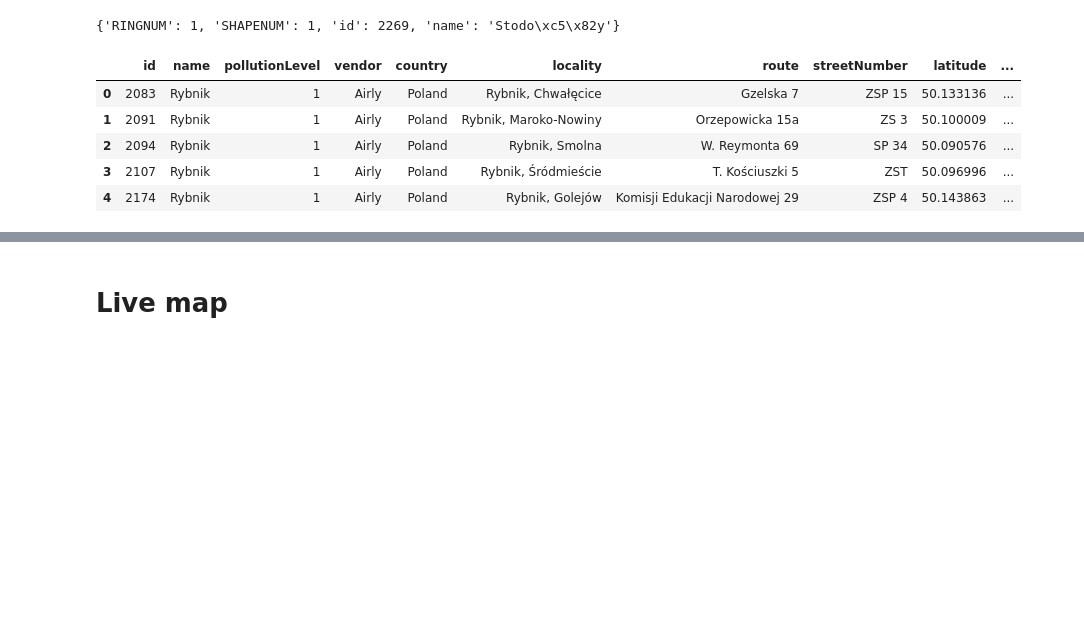
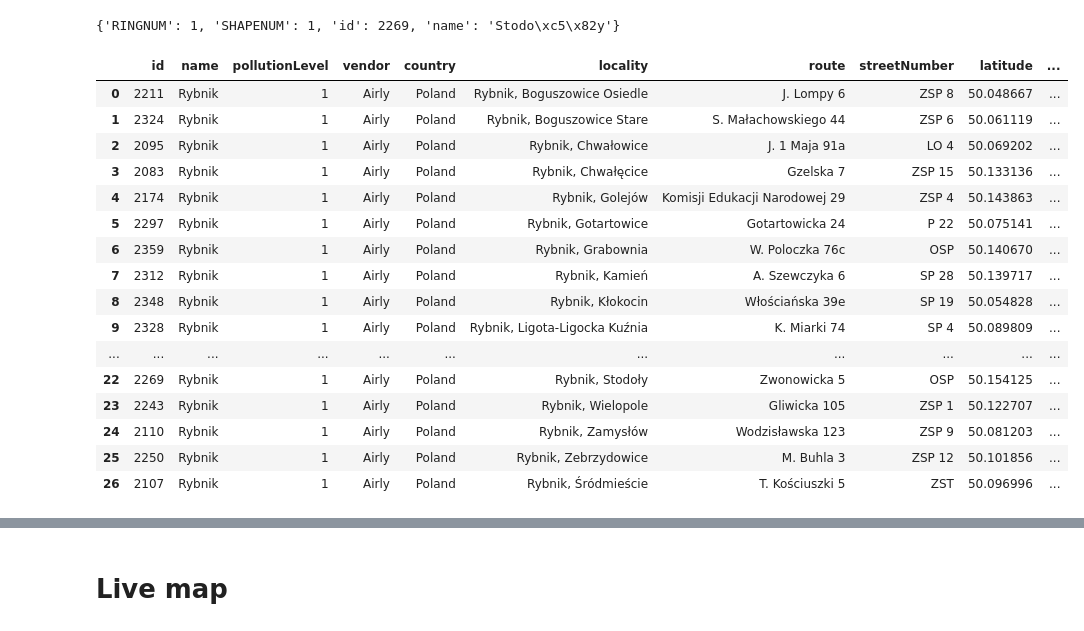
Before and after one commit to skrzypiec/powietrze_w_rybniku, a Jupyter notebook: script/map-merged.ipynb, the cells around one changed output, grey strips where cells are left out. Cells and saved outputs as stored; diff of their text form; code cells hidden in the pictures; blank space fills up the shorter version.

```diff
--- a/script/map-merged.ipynb
+++ b/script/map-merged.ipynb
@@ -123,14 +123,25 @@ m.rybnik_info[0]
 sensors['level'] = pd.Series([1, 1, 1, 1, 1, 1, 1, 1, 4, 4, 2, 2, 2, 2, 2, 3, 3, 3, 3, 3, 4, 4, 1, 1, 1, 1, 1])
 sensors.iloc[:,-1] = [1, 1, 1, 1, 1, 1, 1, 1, 4, 4, 2, 2, 2, 2, 2, 3, 3, 3, 3, 3, 4, 4, 1, 1, 1, 1, 1]
 # %%
-sensors.head()
+sensors
 # %% [output]
 |  | id | name | pollutionLevel | vendor | country | locality | route | streetNumber | latitude | ... |
-| 0 | 2083 | Rybnik | 1 | Airly | Poland | Rybnik, Chwałęcice | Gzelska 7 | ZSP 15 | 50.133136 | ... |
-| 1 | 2091 | Rybnik | 1 | Airly | Poland | Rybnik, Maroko-Nowiny | Orzepowicka 15a | ZS 3 | 50.100009 | ... |
-| 2 | 2094 | Rybnik | 1 | Airly | Poland | Rybnik, Smolna | W. Reymonta 69 | SP 34 | 50.090576 | ... |
-| 3 | 2107 | Rybnik | 1 | Airly | Poland | Rybnik, Śródmieście | T. Kościuszki 5 | ZST | 50.096996 | ... |
+| 0 | 2211 | Rybnik | 1 | Airly | Poland | Rybnik, Boguszowice Osiedle | J. Lompy 6 | ZSP 8 | 50.048667 | ... |
+| 1 | 2324 | Rybnik | 1 | Airly | Poland | Rybnik, Boguszowice Stare | S. Małachowskiego 44 | ZSP 6 | 50.061119 | ... |
+| 2 | 2095 | Rybnik | 1 | Airly | Poland | Rybnik, Chwałowice | J. 1 Maja 91a | LO 4 | 50.069202 | ... |
+| 3 | 2083 | Rybnik | 1 | Airly | Poland | Rybnik, Chwałęcice | Gzelska 7 | ZSP 15 | 50.133136 | ... |
 | 4 | 2174 | Rybnik | 1 | Airly | Poland | Rybnik, Golejów | Komisji Edukacji Narodowej 29 | ZSP 4 | 50.143863 | ... |
+| 5 | 2297 | Rybnik | 1 | Airly | Poland | Rybnik, Gotartowice | Gotartowicka 24 | P 22 | 50.075141 | ... |
+| 6 | 2359 | Rybnik | 1 | Airly | Poland | Rybnik, Grabownia | W. Poloczka 76c | OSP | 50.140670 | ... |
+| 7 | 2312 | Rybnik | 1 | Airly | Poland | Rybnik, Kamień | A. Szewczyka 6 | SP 28 | 50.139717 | ... |
+| 8 | 2348 | Rybnik | 1 | Airly | Poland | Rybnik, Kłokocin | Włościańska 39e | SP 19 | 50.054828 | ... |
+| 9 | 2328 | Rybnik | 1 | Airly | Poland | Rybnik, Ligota-Ligocka Kuźnia | K. Miarki 74 | SP 4 | 50.089809 | ... |
+| ... | ... | ... | ... | ... | ... | ... | ... | ... | ... | ... |
+| 22 | 2269 | Rybnik | 1 | Airly | Poland | Rybnik, Stodoły | Zwonowicka 5 | OSP | 50.154125 | ... |
+| 23 | 2243 | Rybnik | 1 | Airly | Poland | Rybnik, Wielopole | Gliwicka 105 | ZSP 1 | 50.122707 | ... |
+| 24 | 2110 | Rybnik | 1 | Airly | Poland | Rybnik, Zamysłów | Wodzisławska 123 | ZSP 9 | 50.081203 | ... |
+| 25 | 2250 | Rybnik | 1 | Airly | Poland | Rybnik, Zebrzydowice | M. Buhla 3 | ZSP 12 | 50.101856 | ... |
+| 26 | 2107 | Rybnik | 1 | Airly | Poland | Rybnik, Śródmieście | T. Kościuszki 5 | ZST | 50.096996 | ... |
 # %%
 # set up a map dataframe
 df_map = pd.DataFrame({
```
Also changed, not shown: parts of 1 cell of this notebook.
